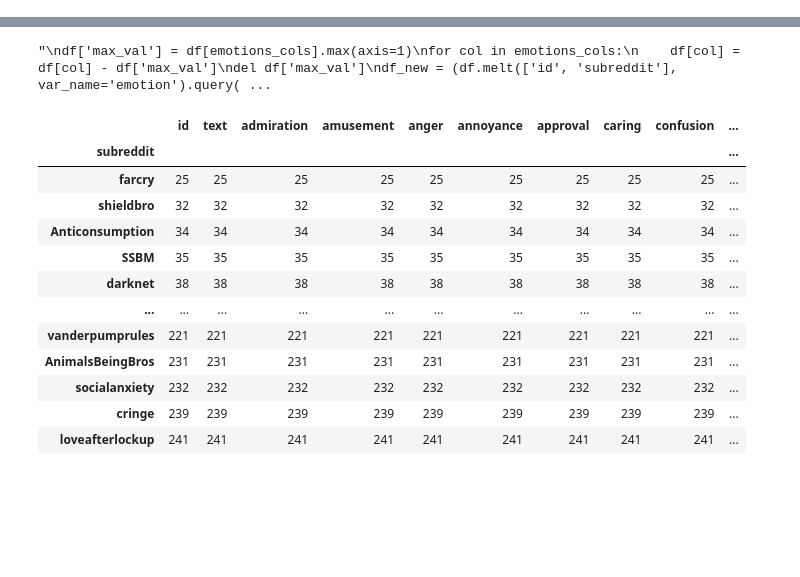
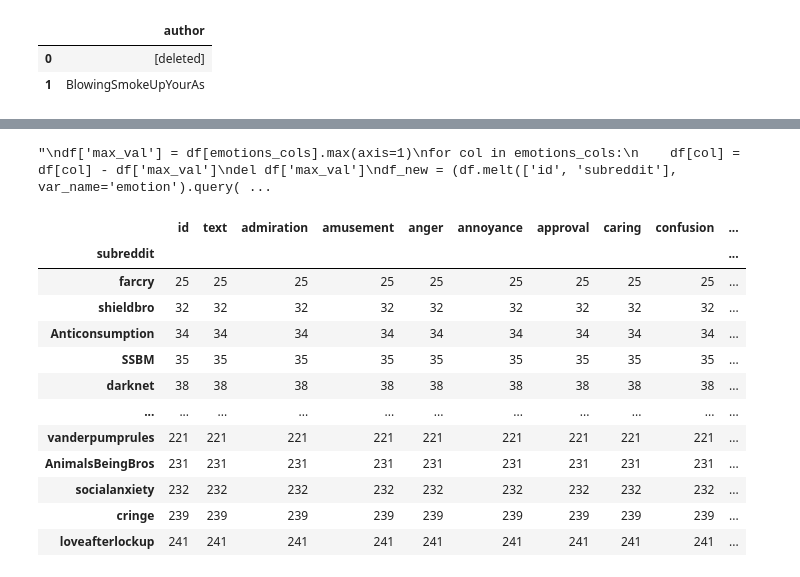
Before and after one commit to 6859-sp21/final-project-emotion-reddit-posts, a Jupyter notebook: preprocessing.ipynb, the cells around one changed output, grey strips where cells are left out. Saved outputs shown, nothing was run; the diff lists cells and outputs as text; code cells hidden in the pictures; blank space fills up the shorter version.

```diff
--- a/preprocessing.ipynb
+++ b/preprocessing.ipynb
@@ -10,0 +31,6 @@ df_raw = pd.read_csv('data/goemotions.csv')
+# %%
+pd.merge(authors_1, authors_2, how='inner')
+# %% [output]
+|  | author |
+| 0 | [deleted] |
+| 1 | BlowingSmokeUpYourAs |
```
Also changed, not shown: parts of 4 cells of this notebook, 3 other files.
